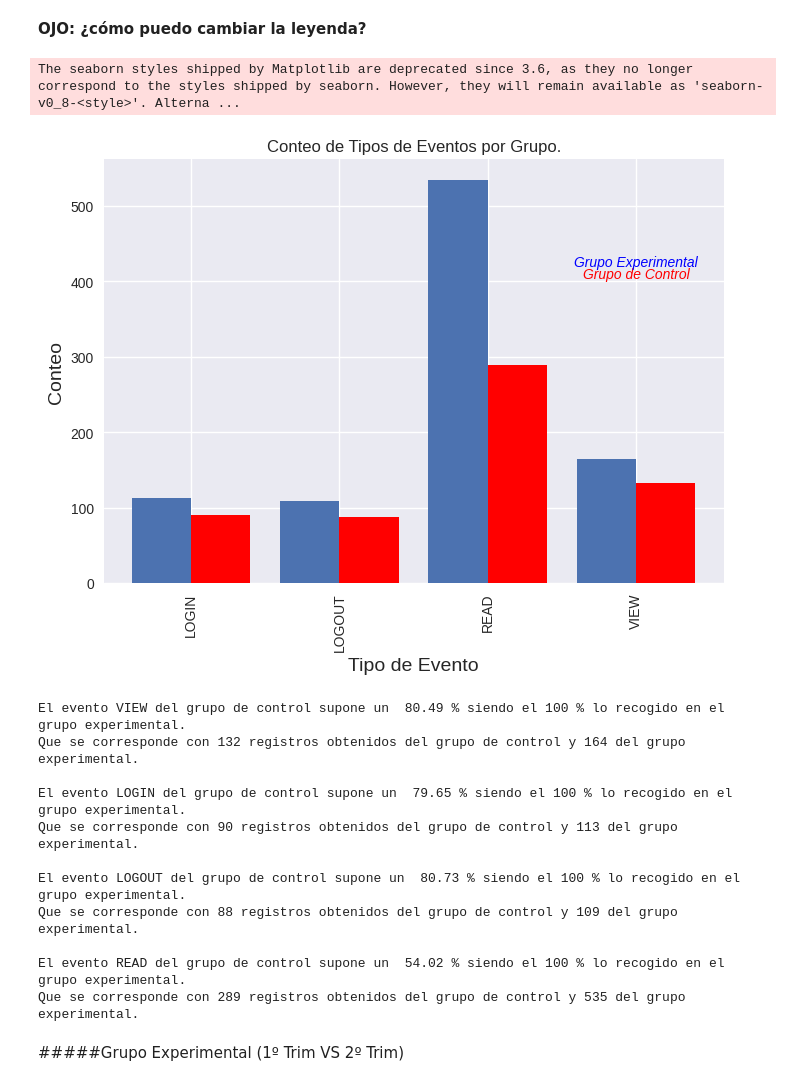
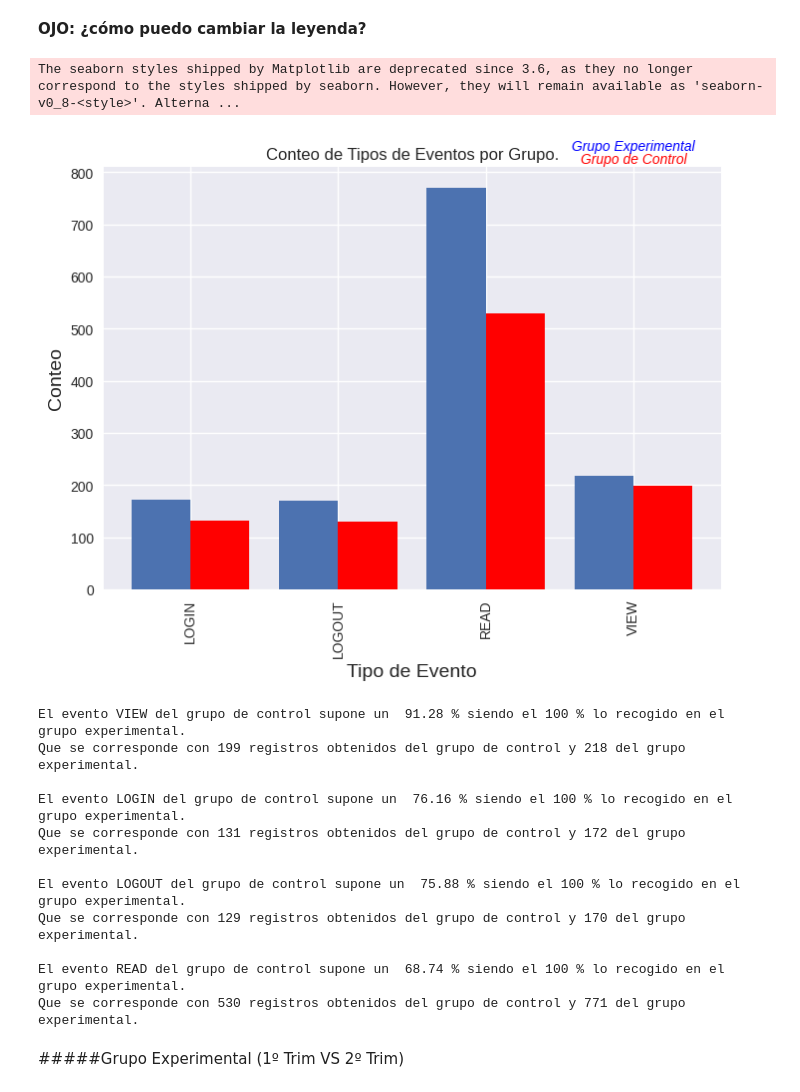
Before and after one commit to Ana-AlonsoCanizares/AA_GRUPO3, a Jupyter notebook: PruebaControl_OCASO.ipynb, the cells around one changed output. Cells and saved outputs as stored; diff of their text form; code cells hidden in the pictures.

```diff
--- a/PruebaControl_OCASO.ipynb
+++ b/PruebaControl_OCASO.ipynb
@@ -25,13 +28,13 @@ Auditoria (descargar todos los días), 1.18 para ver las bajas (descargar todos
 
 Subir todos al colab para ser ejecutados.
 # %%
-# accesos_usuarios_df = pd.read_excel('/content/2.13_Auditoria_usuarios.xlsx')
-# agentes_inicio = pd.read_excel('/content/1.18_Estructura_Comercial.xlsx')
-# Gr2 = pd.read_excel('/content/1.18_Grupo_de_control.xlsx')
-# est_gr_exp = pd.read_excel('/content/estandar_gr_exp.xlsx')
-# for_gr_exp = pd.read_excel('/content/formacion_gr_exp.xlsx')
-# bajas = pd.read_excel('/content/1.18_Bajas.xlsx')
+accesos_usuarios_df = pd.read_excel('/content/2.13_Auditoria_usuarios.xlsx')
+agentes_inicio = pd.read_excel('/content/1.18_Estructura_Comercial.xlsx')
+Gr2 = pd.read_excel('/content/1.18_Grupo_de_control.xlsx')
+est_gr_exp = pd.read_excel('/content/estandar_gr_exp.xlsx')
+for_gr_exp = pd.read_excel('/content/formacion_gr_exp.xlsx')
+bajas = pd.read_excel('/content/1.18_Bajas.xlsx')
 prod_fis_corr = pd.read_excel('/content/1.12.1_Produccion_Meses.xlsx')
 
 # Prueba grupo experimental como grupo de control_2
-# aud_gr1_2 = pd.read_excel('/content/Exp_Ctrl.xlsx')
+aud_gr1_2 = pd.read_excel('/content/Exp_Ctrl.xlsx')
@@ -154,46 +164,46 @@ dif_eventos_ctrl1_2 = accesos_gr_ctrl1_2.groupby(by=['TIPO EVENTO'], as_index=Fa
 # %%
 plt.style.use('seaborn')
 ax = dif_eventos_exp['USERID'].plot(kind="bar", width=-0.4, rot=0, stacked=True, align='edge')
 dif_eventos_ctrl['USERID'].plot(ax=ax, width=0.4, kind="bar",align='edge', color="red")
 ax.set_xticklabels(dif_eventos_exp['TIPO EVENTO'])
 ax.set_ylabel('Conteo', fontsize = 14)
 ax.set_xlabel('Tipo de Evento', fontsize = 14)
 # ax.legend(title='DataFrame')
 ax.set_title('Conteo de Tipos de Eventos por Grupo.')
-ax.text(3, 410, "Grupo de Control",
+ax.text(3, 825, "Grupo de Control",
        fontsize = 10,          # Tamaño
        fontstyle = "oblique",  # Estilo
        color = "red",          # Color
        ha = "center", # Alineación horizontal
        va = "center") # Alineación vertical
-ax.text(3, 425, "Grupo Experimental",
+ax.text(3, 850, "Grupo Experimental",
        fontsize = 10,          # Tamaño
        fontstyle = "oblique",  # Estilo
        color = "blue",          # Color
        ha = "center", # Alineación horizontal
        va = "center") # Alineación vertical
 plt.autoscale(enable=True, axis='x')
 plt.show()
 # %% [output]
 The seaborn styles shipped by Matplotlib are deprecated since 3.6, as they no longer correspond to the styles shipped by seaborn. However, they will remain available as 'seaborn-v0_8-<style>'. Alterna ...
-[figure, old version]
+[figure, new version]
 # %%
 for i in range(len(dif_eventos_exp)):
   porcentaje = round((dif_eventos_ctrl['USERID'].iloc[i-1]*100)/dif_eventos_exp['USERID'].iloc[i-1],2)
   print('El evento', dif_eventos_exp['TIPO EVENTO'].iloc[i-1], 'del grupo de control supone un ', porcentaje, '% siendo el 100 % lo recogido en el grupo experimental.')
   print('Que se corresponde con', dif_eventos_ctrl['USERID'].iloc[i-1],'registros obtenidos del grupo de control y', dif_eventos_exp['USERID'].iloc[i-1], 'del grupo experimental.\n')
 # %% [output]
-El evento VIEW del grupo de control supone un  80.49 % siendo el 100 % lo recogido en el grupo experimental.
-Que se corresponde con 132 registros obtenidos del grupo de control y 164 del grupo experimental.
+El evento VIEW del grupo de control supone un  91.28 % siendo el 100 % lo recogido en el grupo experimental.
+Que se corresponde con 199 registros obtenidos del grupo de control y 218 del grupo experimental.
 
-El evento LOGIN del grupo de control supone un  79.65 % siendo el 100 % lo recogido en el grupo experimental.
-Que se corresponde con 90 registros obtenidos del grupo de control y 113 del grupo experimental.
+El evento LOGIN del grupo de control supone un  76.16 % siendo el 100 % lo recogido en el grupo experimental.
+Que se corresponde con 131 registros obtenidos del grupo de control y 172 del grupo experimental.
 
-El evento LOGOUT del grupo de control supone un  80.73 % siendo el 100 % lo recogido en el grupo experimental.
-Que se corresponde con 88 registros obtenidos del grupo de control y 109 del grupo experimental.
+El evento LOGOUT del grupo de control supone un  75.88 % siendo el 100 % lo recogido en el grupo experimental.
+Que se corresponde con 129 registros obtenidos del grupo de control y 170 del grupo experimental.
 
-El evento READ del grupo de control supone un  54.02 % siendo el 100 % lo recogido en el grupo experimental.
-Que se corresponde con 289 registros obtenidos del grupo de control y 535 del grupo experimental.
+El evento READ del grupo de control supone un  68.74 % siendo el 100 % lo recogido en el grupo experimental.
+Que se corresponde con 530 registros obtenidos del grupo de control y 771 del grupo experimental.
 # %% [markdown]
 #####Grupo Experimental (1º Trim VS 2º Trim)
 # %%
```
Also changed, not shown: parts of 23 cells of this notebook.
